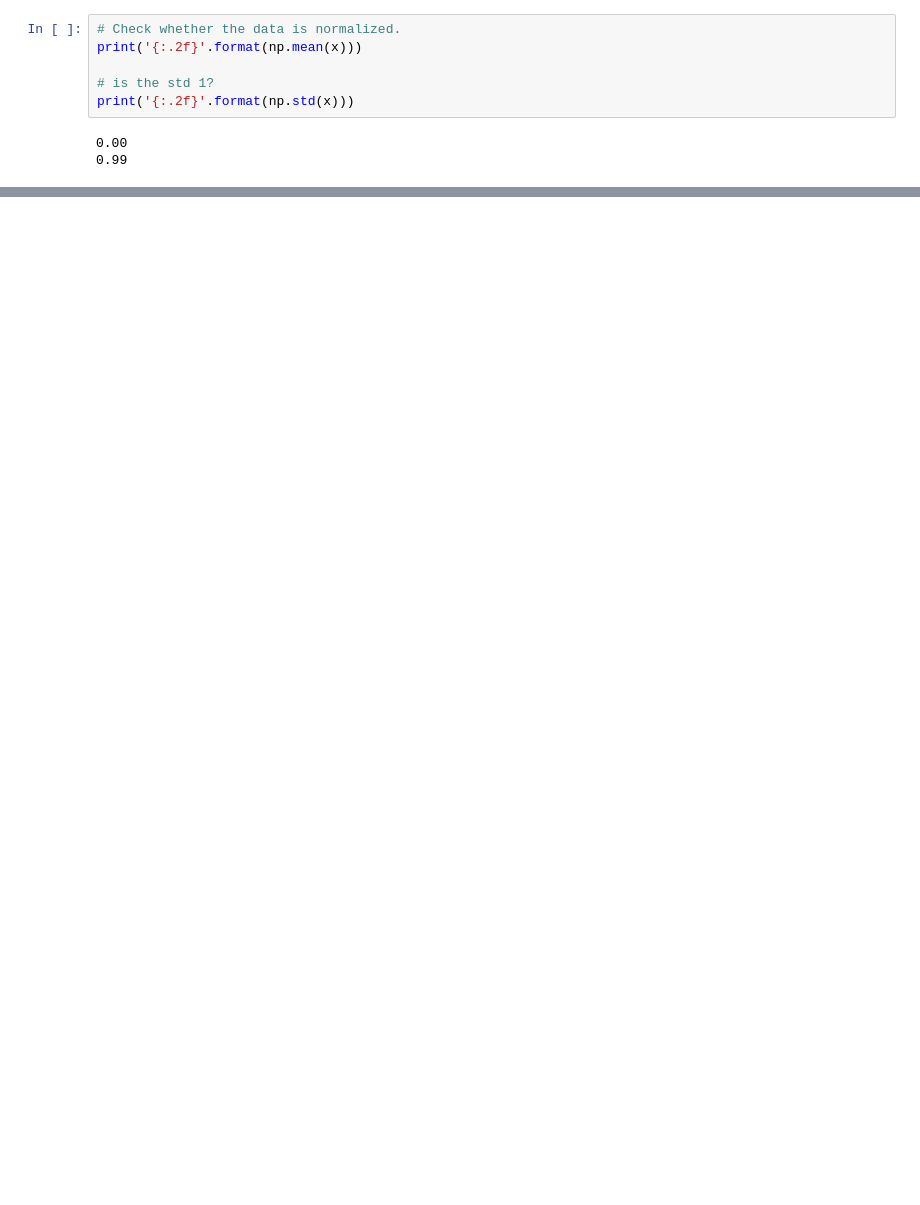
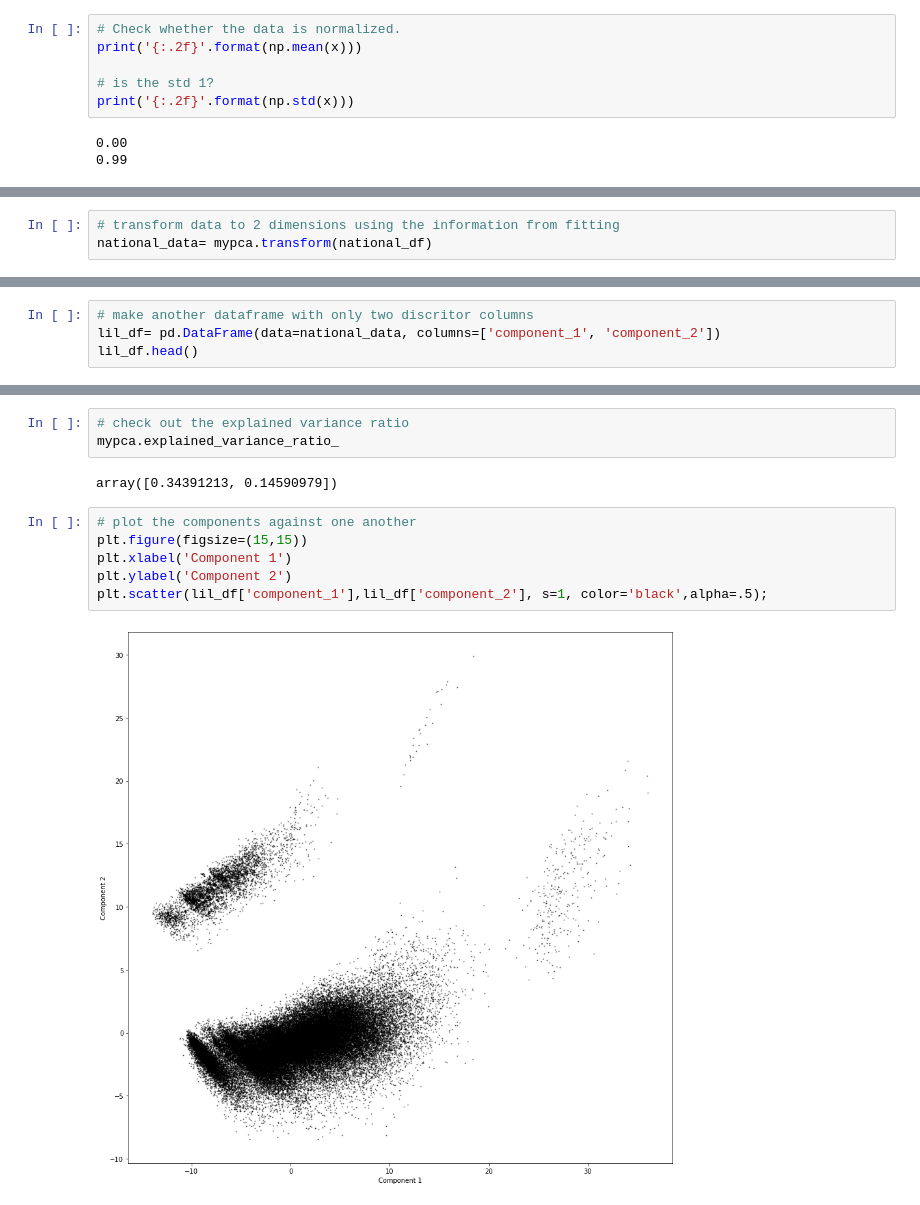
Before and after one commit to SaraWestWA/DS-Unit-1-Build, a Jupyter notebook: module3-dimensionality-reduction/SW_133_High_Dimensional_Data_Assignment.ipynb, the cells around one changed output, grey strips where cells are left out. Drawn from its saved outputs; the diff is of its cells as text; blank space fills up the shorter version.

```diff
--- a/module3-dimensionality-reduction/SW_133_High_Dimensional_Data_Assignment.ipynb
+++ b/module3-dimensionality-reduction/SW_133_High_Dimensional_Data_Assignment.ipynb
@@ -265,4 +291,7 @@ national_df.head()
 # intialize the pca model
 mypca = PCA(n_components=2)
+# %%
+# transform data to 2 dimensions using the information from fitting
+national_data= mypca.transform(national_df)
 # %%
 # fit data to pca m
@@ -288,0 +315,4 @@ array([[-111233.04490346,  -43389.42790094],
+# %%
+# make another dataframe with only two discritor columns
+lil_df= pd.DataFrame(data=national_data, columns=['component_1', 'component_2'])
+lil_df.head()
@@ -289,3 +326,16 @@ array([[-111233.04490346,  -43389.42790094],
+# %%
+# check out the explained variance ratio
+mypca.explained_variance_ratio_
+# %% [output]
+array([0.34391213, 0.14590979])
+# %%
+# plot the components against one another
+plt.figure(figsize=(15,15))
+plt.xlabel('Component 1')
+plt.ylabel('Component 2')
+plt.scatter(lil_df['component_1'],lil_df['component_2'], s=1, color='black',alpha=.5);
+# %% [output]
+[figure, added]
 # %% [markdown]
 # Stretch Goals
 
```
Also changed, not shown: parts of 12 cells of this notebook.
